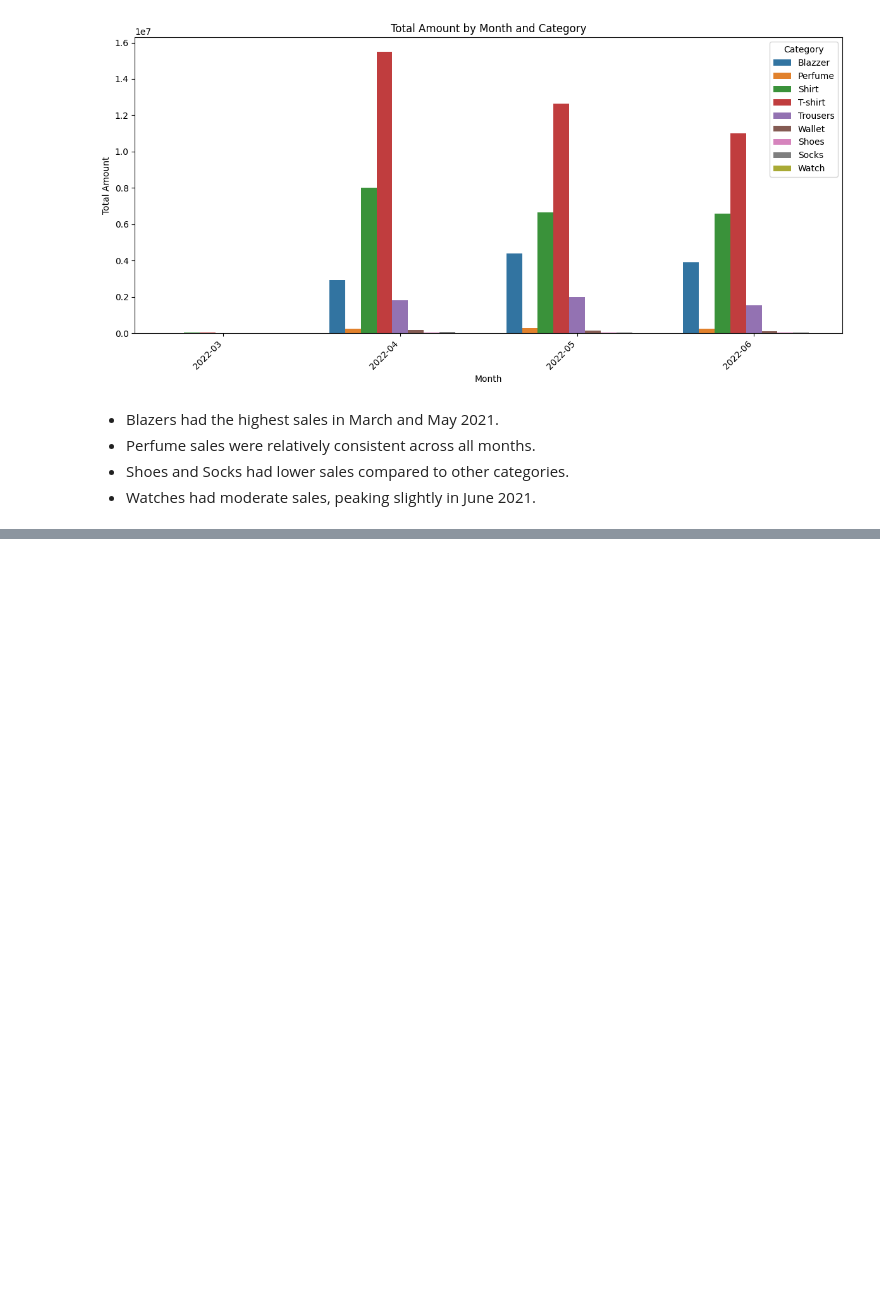
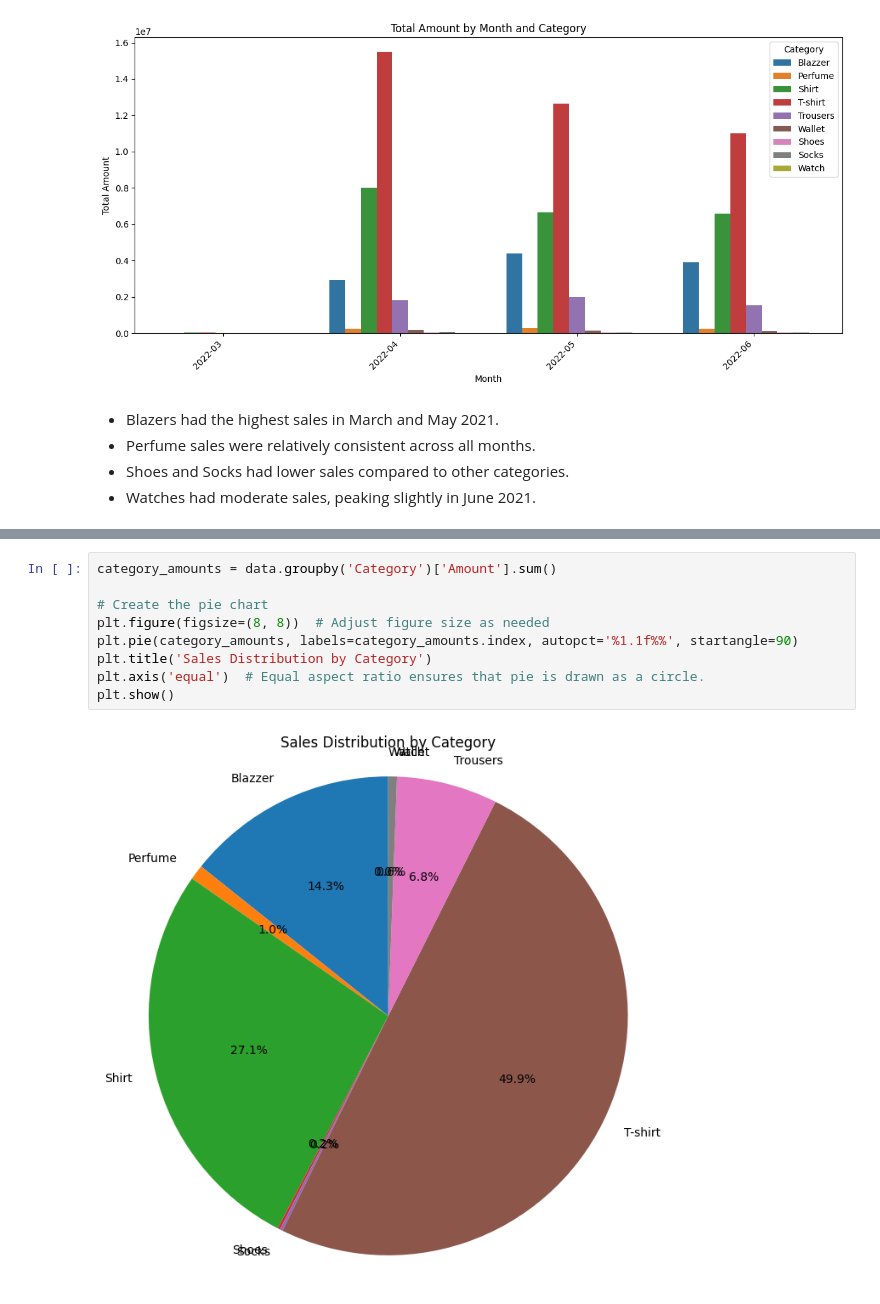
Before and after one commit to NavyasriAmalapurapu/Navyasri, a Jupyter notebook: E_commerce_dataset.ipynb, the cells around one changed output, grey strips where cells are left out. Drawn from its saved outputs; the diff is of its cells as text; blank space fills up the shorter version.

```diff
--- a/E_commerce_dataset.ipynb
+++ b/E_commerce_dataset.ipynb
@@ -423,0 +435,11 @@ plt.show()
+# %%
+category_amounts = data.groupby('Category')['Amount'].sum()
+
+# Create the pie chart
+plt.figure(figsize=(8, 8))  # Adjust figure size as needed
+plt.pie(category_amounts, labels=category_amounts.index, autopct='%1.1f%%', startangle=90)
+plt.title('Sales Distribution by Category')
+plt.axis('equal')  # Equal aspect ratio ensures that pie is drawn as a circle.
+plt.show()
+# %% [output]
+[figure, added]
```
Also changed, not shown: parts of 2 cells of this notebook.
